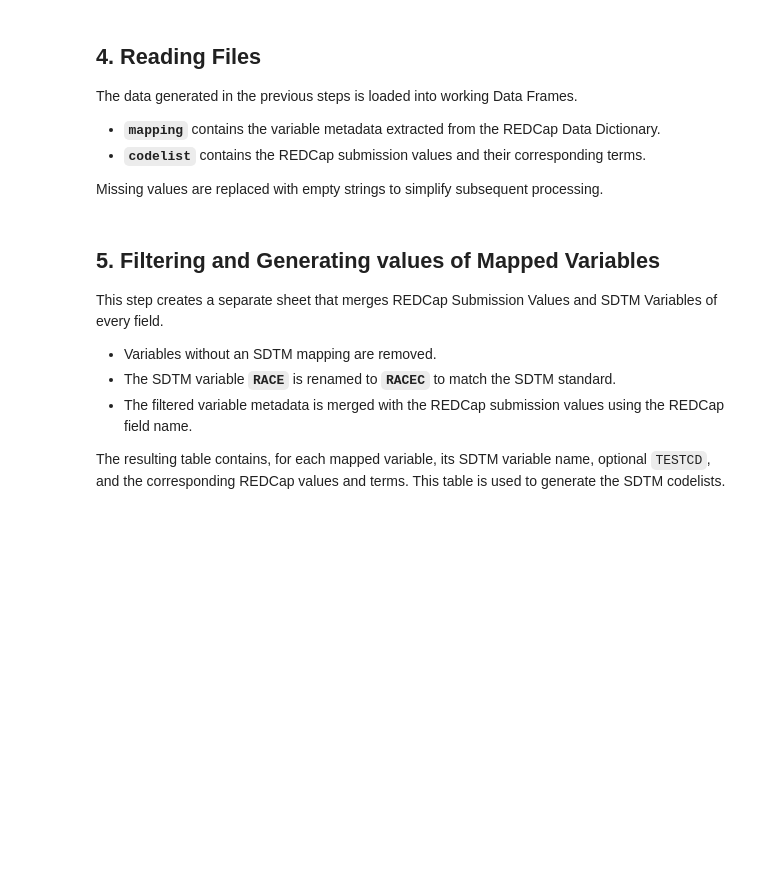
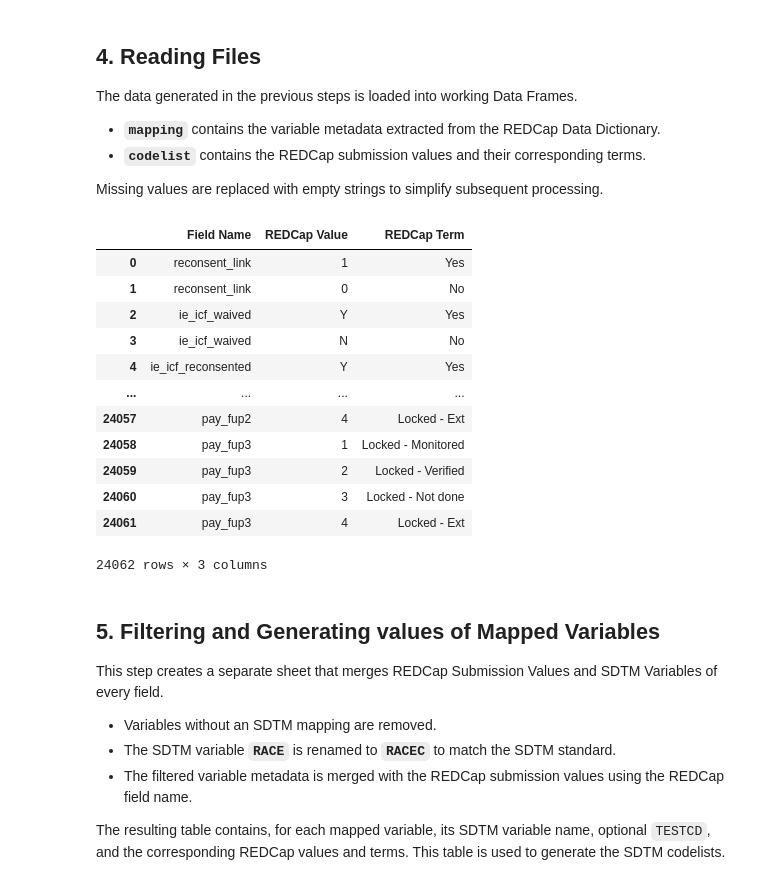
Before and after one commit to TinoTonic/REDCap-SDTM-automation, a Jupyter notebook: REDCap_SDTM.ipynb, the cells around one changed output. Drawn from its saved outputs; the diff is of its cells as text; code cells hidden in the pictures; blank space fills up the shorter version.

```diff
--- a/REDCap_SDTM.ipynb
+++ b/REDCap_SDTM.ipynb
@@ -210,10 +227,24 @@ The data generated in the previous steps is loaded into working Data Frames.
 Missing values are replaced with empty strings to simplify subsequent processing.
 # %%
 mapping = Variable_Metadata.copy()
-mapping.fillna("")
+mapping = mapping.fillna("")
 
 codelist = REDCap_Values.copy()
-codelist.fillna("")
+codelist = codelist.fillna("")
+# %% [output]
+|  | Field Name | REDCap Value | REDCap Term |
+| 0 | reconsent_link | 1 | Yes |
+| 1 | reconsent_link | 0 | No |
+| 2 | ie_icf_waived | Y | Yes |
+| 3 | ie_icf_waived | N | No |
+| 4 | ie_icf_reconsented | Y | Yes |
+| ... | ... | ... | ... |
+| 24057 | pay_fup2 | 4 | Locked - Ext |
+| 24058 | pay_fup3 | 1 | Locked - Monitored |
+| 24059 | pay_fup3 | 2 | Locked - Verified |
+| 24060 | pay_fup3 | 3 | Locked - Not done |
+| 24061 | pay_fup3 | 4 | Locked - Ext |
+24062 rows × 3 columns
 # %% [markdown]
 ## 5. Filtering and Generating values of Mapped Variables
 
```
Also changed, not shown: parts of 5 cells of this notebook.
